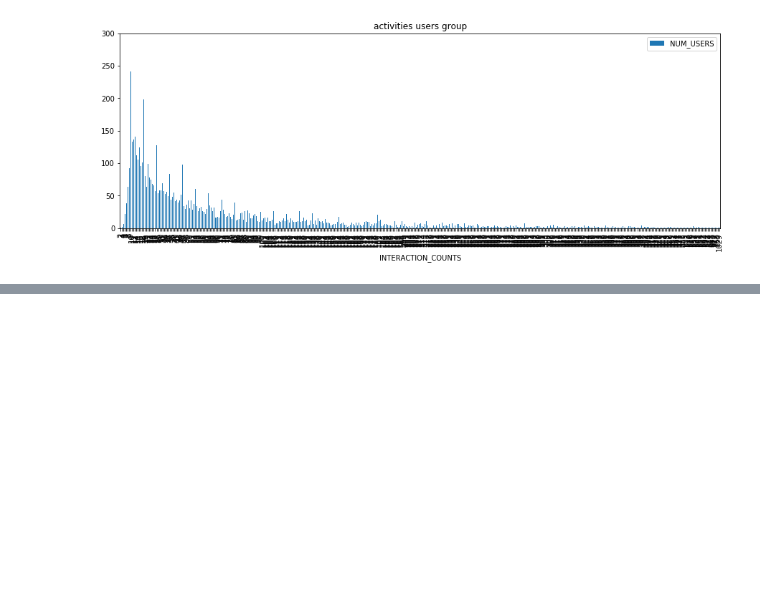
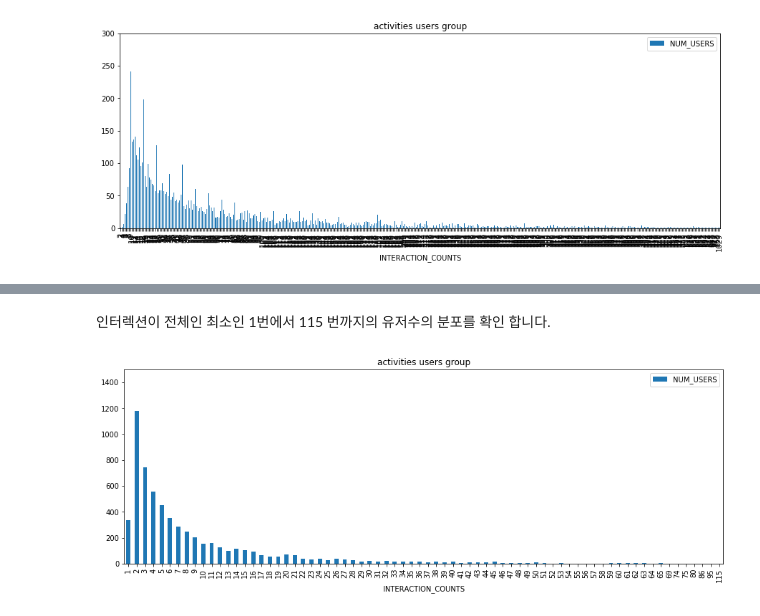
Before and after one commit to gonsoomoon-ml/personalize, a Jupyter notebook: movielens_getting_started/1.2.Exploratory_Data_Analysis.ipynb, the cells around one changed output, grey strips where cells are left out. Saved outputs shown, nothing was run; the diff lists cells and outputs as text; code cells hidden in the pictures; blank space fills up the shorter version.

```diff
--- a/movielens_getting_started/1.2.Exploratory_Data_Analysis.ipynb
+++ b/movielens_getting_started/1.2.Exploratory_Data_Analysis.ipynb
@@ -174,0 +151,10 @@ train, item, validation(holdout) 데이터를 로컬에 csv 파일로 저장 합
+# %% [markdown]
+인터렉션이 전체인 최소인 1번에서 115 번까지의 유저수의 분포를 확인 합니다.
+# %%
+num_interactions = 115
+activities.loc[:num_interactions,:].plot(kind='bar', figsize=(15,5), ylim=(0,1500))
+plt.title("activities users group")
+
+plt.show()
+# %% [output]
+[figure, added]
```
Also changed, not shown: parts of 21 cells of this notebook, 3 other files.
